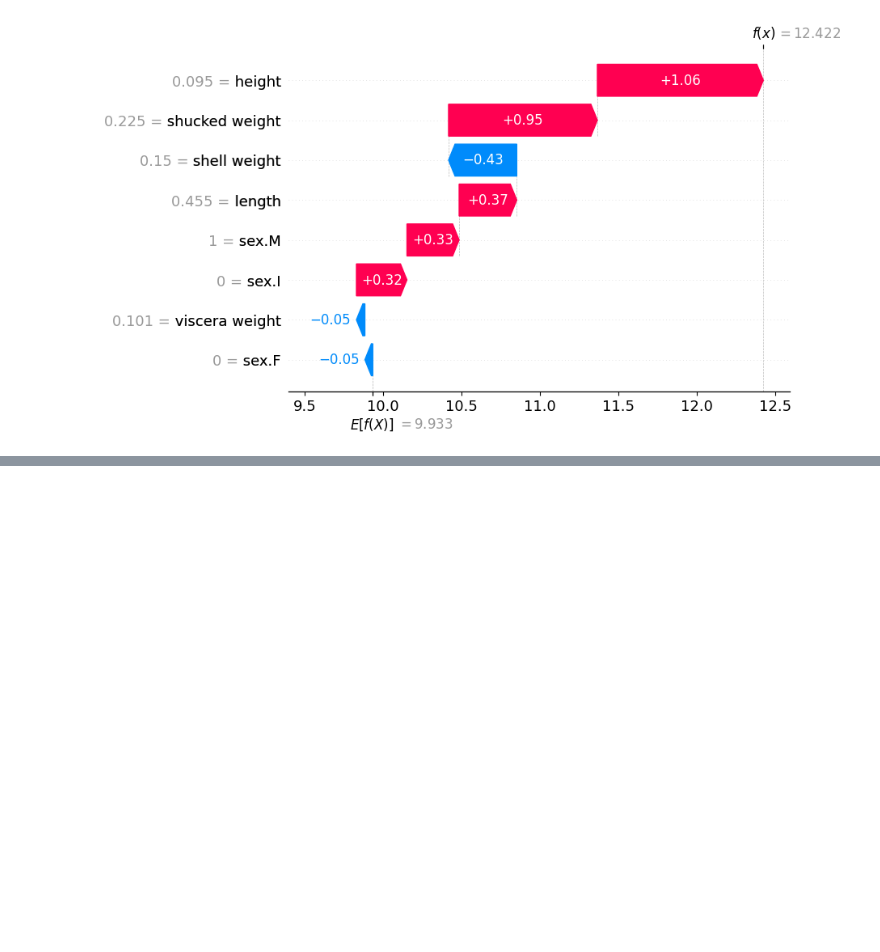
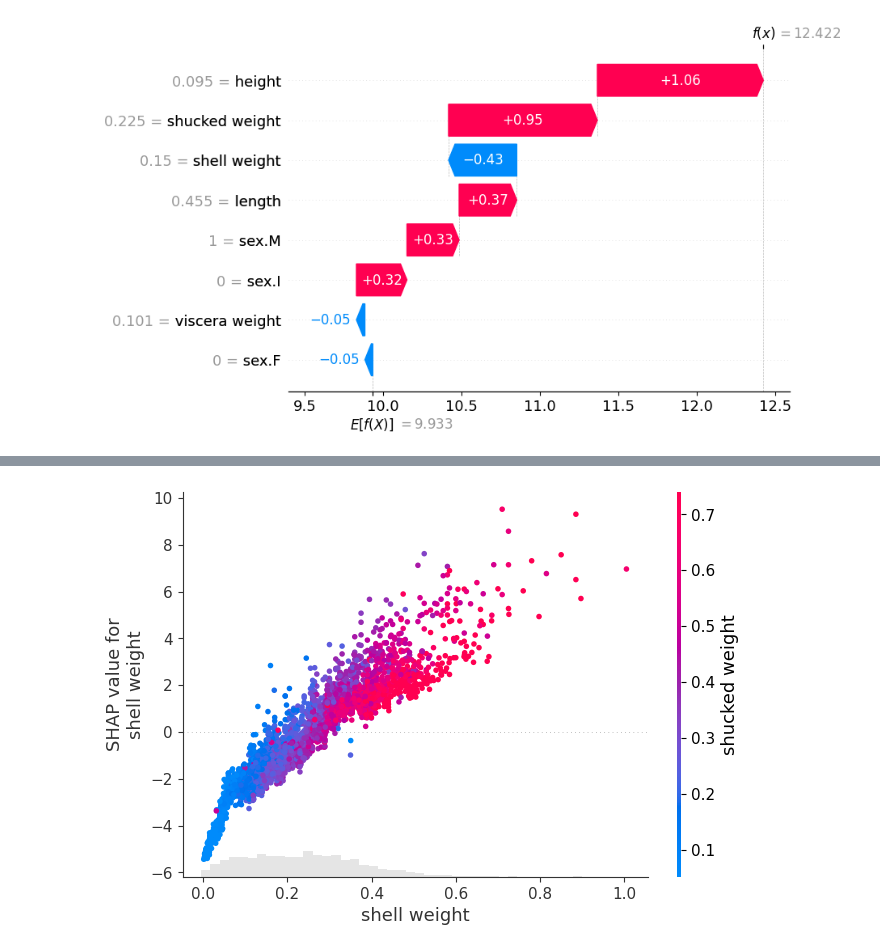
Before and after one commit to jaavilopezz8/shapley-values, a Jupyter notebook: notebooks/shap_values.ipynb, the cells around one changed output, grey strips where cells are left out. Cells and saved outputs as stored; diff of their text form; code cells hidden in the pictures; blank space fills up the shorter version.

```diff
--- a/notebooks/shap_values.ipynb
+++ b/notebooks/shap_values.ipynb
@@ -289,0 +332,4 @@ shap.plots.waterfall(shap_values[0])
+# %%
+shap.plots.scatter(shap_values[:, "shell weight"], color=shap_values[:, "shucked weight"])
+# %% [output]
+[figure, added]
```
Also changed, not shown: parts of 13 cells of this notebook.
